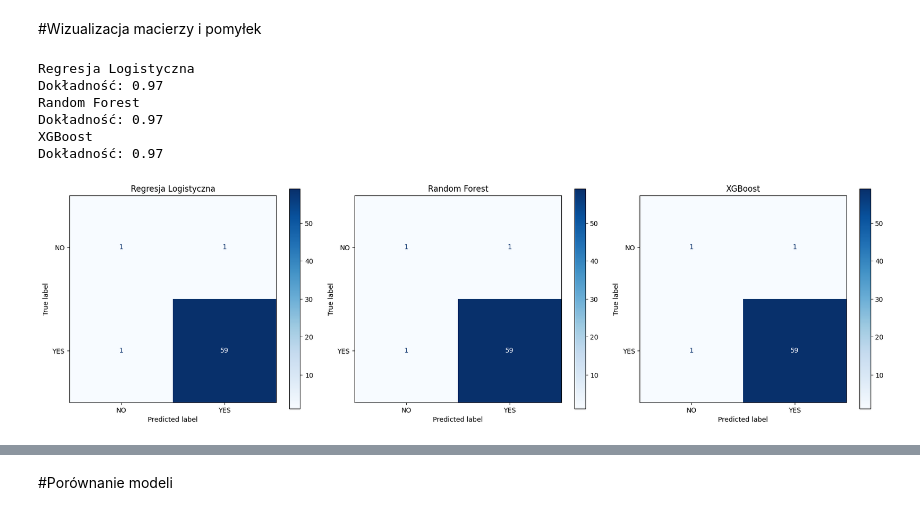
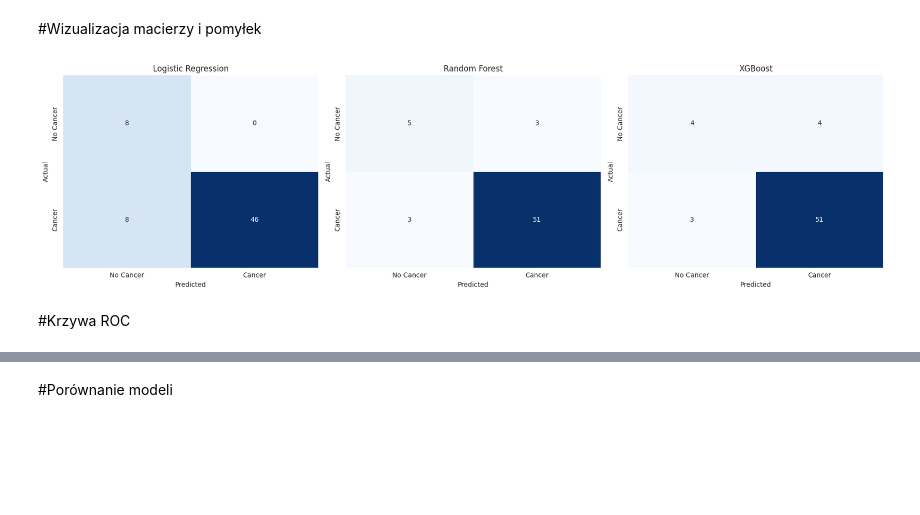
Before and after one commit to DRychter2006/Programowanie2, a Jupyter notebook: Lung_Cancer_Prediction.ipynb, the cells around one changed output, grey strips where cells are left out. Cells and saved outputs as stored; diff of their text form; code cells hidden in the pictures; blank space fills up the shorter version.

```diff
--- a/Lung_Cancer_Prediction.ipynb
+++ b/Lung_Cancer_Prediction.ipynb
@@ -696,0 +319,11 @@ Raport klasyfikacji:
+# %%
+from sklearn.metrics import classification_report
+
+for name, model in models.items():
+
+    model.fit(X_train, y_train)
+
+    y_pred = model.predict(X_test)
+
+    print(f"\n{name}")
+    print(classification_report(y_test, y_pred))
@@ -697,41 +348,43 @@ Raport klasyfikacji:
 # %% [markdown]
 #Wizualizacja macierzy i pomyłek
 # %%
-from sklearn.metrics import confusion_matrix, ConfusionMatrixDisplay
+import matplotlib.pyplot as plt
+import seaborn as sns
+from sklearn.metrics import confusion_matrix
 
-#Lista modeli do porównania
-models = [
-    ("Regresja Logistyczna", pipeline),
-    ("Random Forest", pipeline_rf),
-    ("XGBoost", pipeline_xgb)
-]
+models = {
+    "Logistic Regression": pipe_lr,
+    "Random Forest": pipe_rf,
+    "XGBoost": pipe_xgb
+}
 
-#Pętla przez modele
 fig, axes = plt.subplots(1, 3, figsize=(18, 5))
 
-for i, (name, model) in enumerate(models):
-    # Trenowanie
-    model.fit(X_train, y_train)
+for ax, (name, model) in zip(axes, models.items()):
+
     y_pred = model.predict(X_test)
 
-    # Wyświetlanie wyników
-    print(f"{name} ")
-    print(f"Dokładność: {accuracy_score(y_test, y_pred):.2f}")
+    cm = confusion_matrix(y_test, y_pred)
 
-    # Macierz pomyłek
-    cm = confusion_matrix(y_test, y_pred)
-    disp = ConfusionMatrixDisplay(confusion_matrix=cm, display_labels=['NO', 'YES'])
-    disp.plot(ax=axes[i], cmap='Blues')
-    axes[i].set_title(name)
+    sns.heatmap(
+        cm,
+        annot=True,
+        fmt="d",
+        cmap="Blues",
+        cbar=False,
+        xticklabels=["No Cancer", "Cancer"],
+        yticklabels=["No Cancer", "Cancer"],
+        ax=ax
+    )
+
+    ax.set_title(name)
+    ax.set_xlabel("Predicted")
+    ax.set_ylabel("Actual")
 
 plt.tight_layout()
 plt.show()
 # %% [output]
-Regresja Logistyczna
-Dokładność: 0.97
-Random Forest
-Dokładność: 0.97
-XGBoost
-Dokładność: 0.97
-[figure, old version]
+[figure, new version]
+# %% [markdown]
+#Krzywa ROC
 # %%
```
Also changed, not shown: parts of 44 cells of this notebook.
